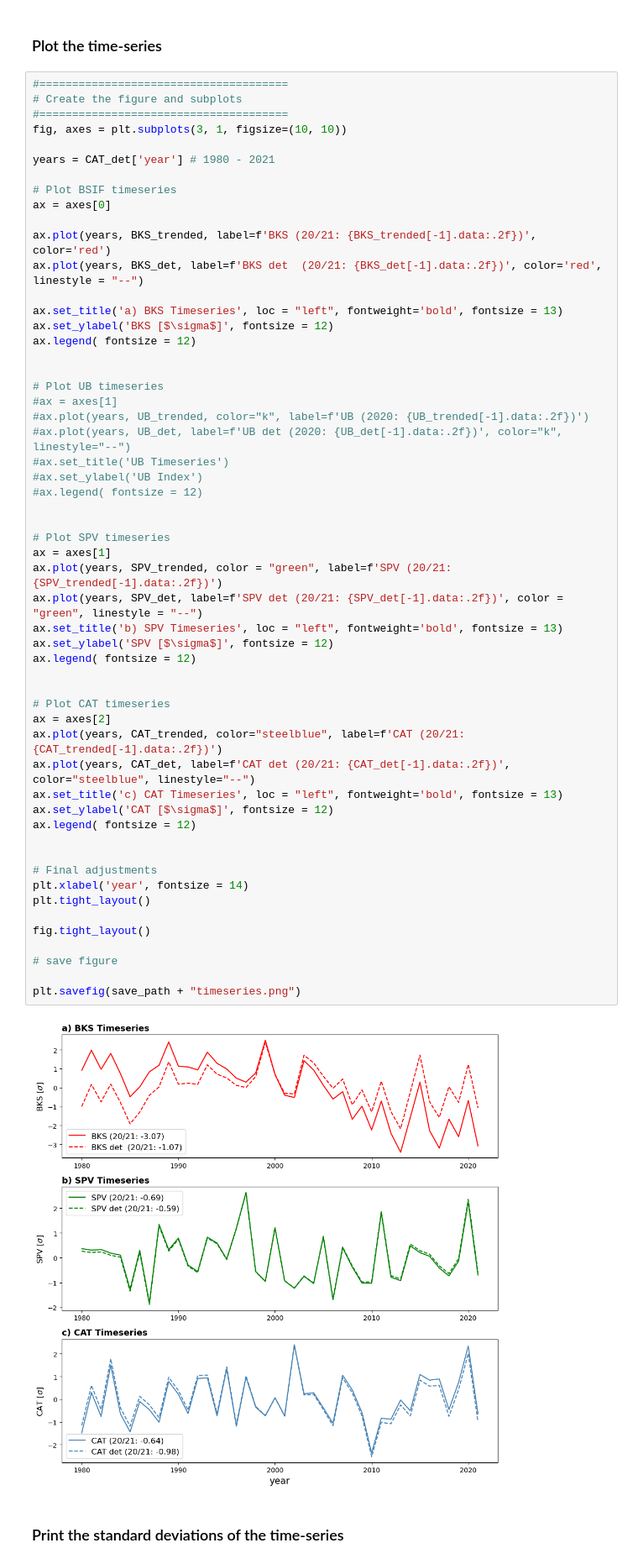
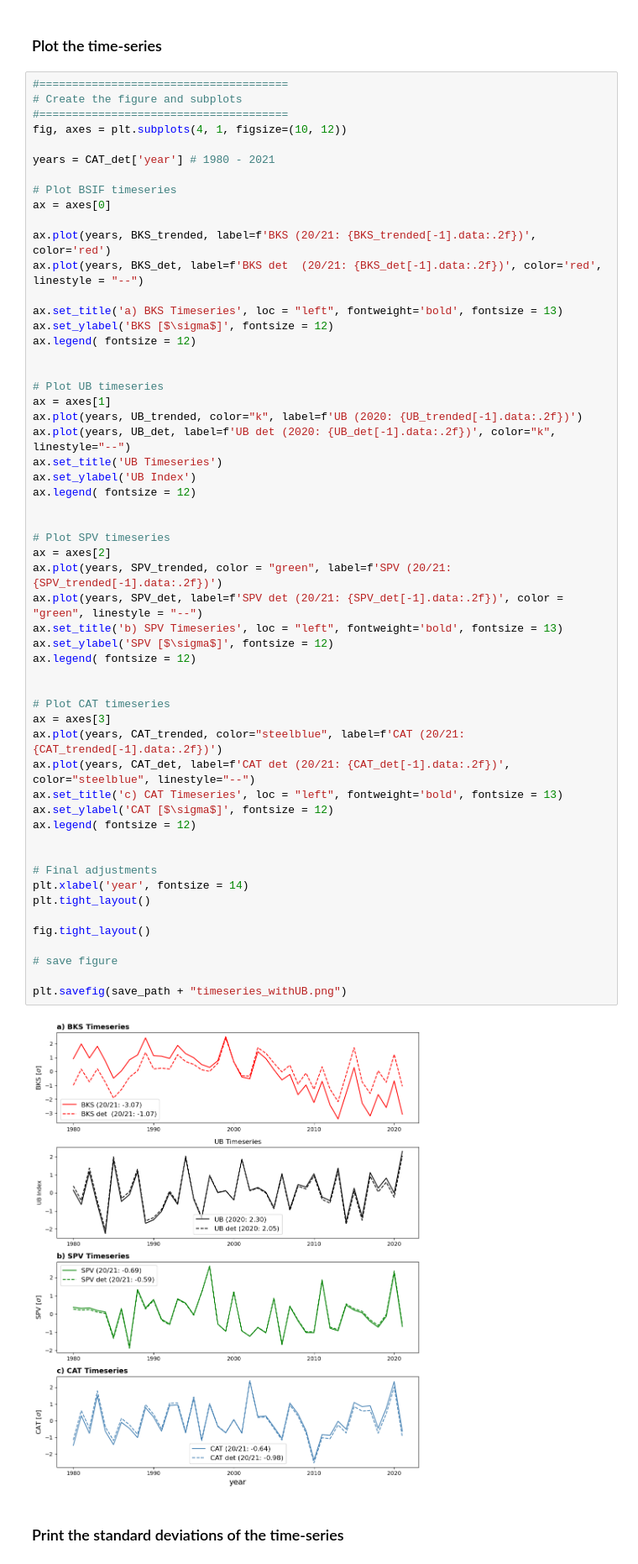
Before and after one commit to marlenek13/2024_Cosford_etal, a Jupyter notebook: causal_MLR_analysis.ipynb, the cells around one changed output. Shown: that part at 84% size. Drawn from its saved outputs; the diff is of its cells as text.

Commit message:
updated code with trend analyses, timeseries of UB and trends

```diff
--- a/causal_MLR_analysis.ipynb
+++ b/causal_MLR_analysis.ipynb
@@ -202,7 +209,7 @@ CAT_det, CAT_trended, CAT_std = process(cat, months_CAT, start_year= 1980, end_y
 #======================================
 # Create the figure and subplots
 #======================================
-fig, axes = plt.subplots(3, 1, figsize=(10, 10))
+fig, axes = plt.subplots(4, 1, figsize=(10, 12))
 
 years = CAT_det['year'] # 1980 - 2021
 
@@ -218,43 +225,43 @@ ax.legend( fontsize = 12)
 
 
 # Plot UB timeseries
-#ax = axes[1]
-#ax.plot(years, UB_trended, color="k", label=f'UB (2020: {UB_trended[-1].data:.2f})')
-#ax.plot(years, UB_det, label=f'UB det (2020: {UB_det[-1].data:.2f})', color="k", linestyle="--")
-#ax.set_title('UB Timeseries')
-#ax.set_ylabel('UB Index')
-#ax.legend( fontsize = 12)
+ax = axes[1]
+ax.plot(years, UB_trended, color="k", label=f'UB (2020: {UB_trended[-1].data:.2f})')
+ax.plot(years, UB_det, label=f'UB det (2020: {UB_det[-1].data:.2f})', color="k", linestyle="--")
+ax.set_title('UB Timeseries')
+ax.set_ylabel('UB Index')
+ax.legend( fontsize = 12)
 
 
 # Plot SPV timeseries
-ax = axes[1]
+ax = axes[2]
 ax.plot(years, SPV_trended, color = "green", label=f'SPV (20/21: {SPV_trended[-1].data:.2f})')
 ax.plot(years, SPV_det, label=f'SPV det (20/21: {SPV_det[-1].data:.2f})', color = "green", linestyle = "--")
 ax.set_title('b) SPV Timeseries', loc = "left", fontweight='bold', fontsize = 13)
 ax.set_ylabel('SPV [$\sigma$]', fontsize = 12)
 ax.legend( fontsize = 12)
 
 
 # Plot CAT timeseries
-ax = axes[2]
+ax = axes[3]
 ax.plot(years, CAT_trended, color="steelblue", label=f'CAT (20/21: {CAT_trended[-1].data:.2f})')
 ax.plot(years, CAT_det, label=f'CAT det (20/21: {CAT_det[-1].data:.2f})', color="steelblue", linestyle="--")
 ax.set_title('c) CAT Timeseries', loc = "left", fontweight='bold', fontsize = 13)
 ax.set_ylabel('CAT [$\sigma$]', fontsize = 12)
 ax.legend( fontsize = 12)
 
 
 # Final adjustments
 plt.xlabel('year', fontsize = 14)
 plt.tight_layout()
 
 fig.tight_layout()
 
 # save figure
 
-plt.savefig(save_path + "timeseries.png")
+plt.savefig(save_path + "timeseries_withUB.png")
 # %% [output]
-[figure, old version]
+[figure, new version]
 # %% [markdown]
 ### Print the standard deviations of the time-series
 # %%
```
Also changed, not shown: parts of 6 cells of this notebook, 4 other files.
